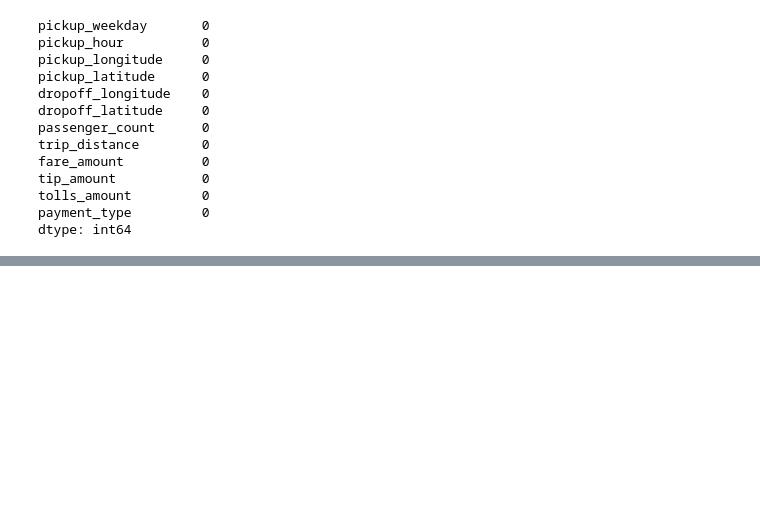
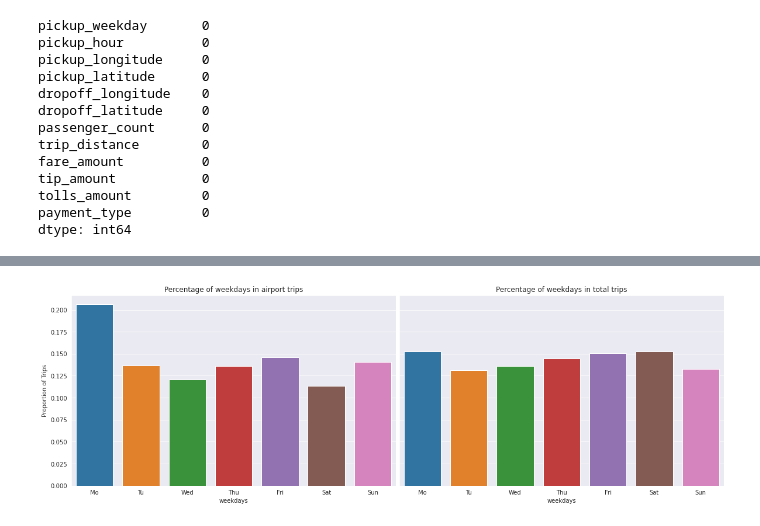
Before and after one commit to itsalwaysamir/dataanalysis-taxidata-nyjfk, a Jupyter notebook: analysis-of-taxi-data.ipynb, the cells around one changed output, grey strips where cells are left out. Drawn from its saved outputs; the diff is of its cells as text; code cells hidden in the pictures; blank space fills up the shorter version.

```diff
--- a/analysis-of-taxi-data.ipynb
+++ b/analysis-of-taxi-data.ipynb
@@ -186,0 +365,30 @@ dtype: int64
+# %%
+# Which weekdays have the most trips?
+
+# Calculate the ratio to all airport trips
+counts_days_ratio_jfk = pd.crosstab(index=df_jfk['pickup_weekday'],
+                          columns='count',normalize='columns')
+
+# Calculate the ratio to all trips.
+counts_days_ratio_all = pd.crosstab(index=df['pickup_weekday'],
+                          columns='count',normalize='columns')
+
+# Define a data frame for better visialisation reults
+df_rt_jfk['Weekdays'] = list(days.values())
+df_rt_jfk['Trips Ratio'] = counts_days_ratio_jfk
+df_rt_jfk_all['weekdays'] = list(days.values())
+df_rt_jfk_all['Trips Ratio'] = counts_days_ratio_all
+
+# Visualisations
+fig, axes = plt.subplots(1,2, sharey=True, figsize=(20,6))
+axes[0].set_title('Percentage of weekdays in airport trips')
+axes[1].set_title('Percentage of weekdays in total trips')
+
+sns.barplot(data=df_rt_jfk, x='weekdays', y= 'Trips Ratio', ax =axes[0]);
+sns.barplot(data=df_rt_jfk_all, x='weekdays', y= 'Trips Ratio', ax =axes[1]);
+
+axes[0].set_ylabel('Proportion of Trips')
+axes[1].set_ylabel('')
+plt.subplots_adjust(wspace=0.01)
+# %% [output]
+[figure, added]
```
Also changed, not shown: parts of 25 cells of this notebook.
